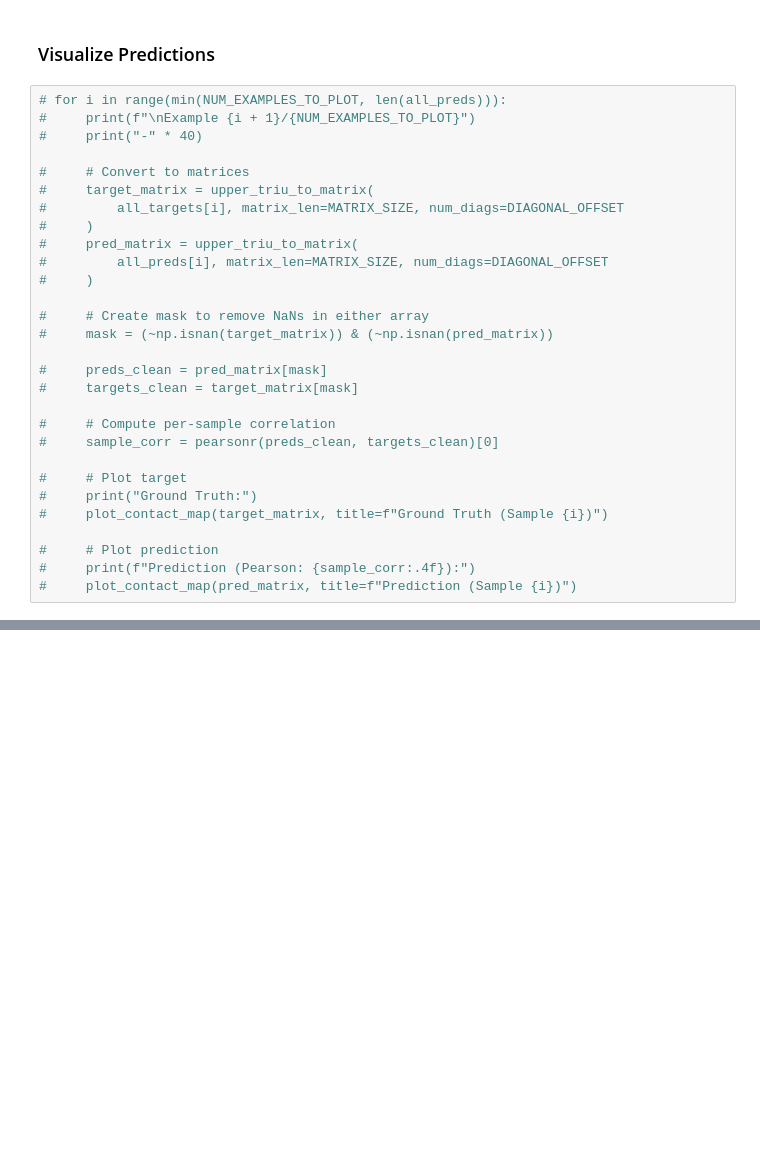
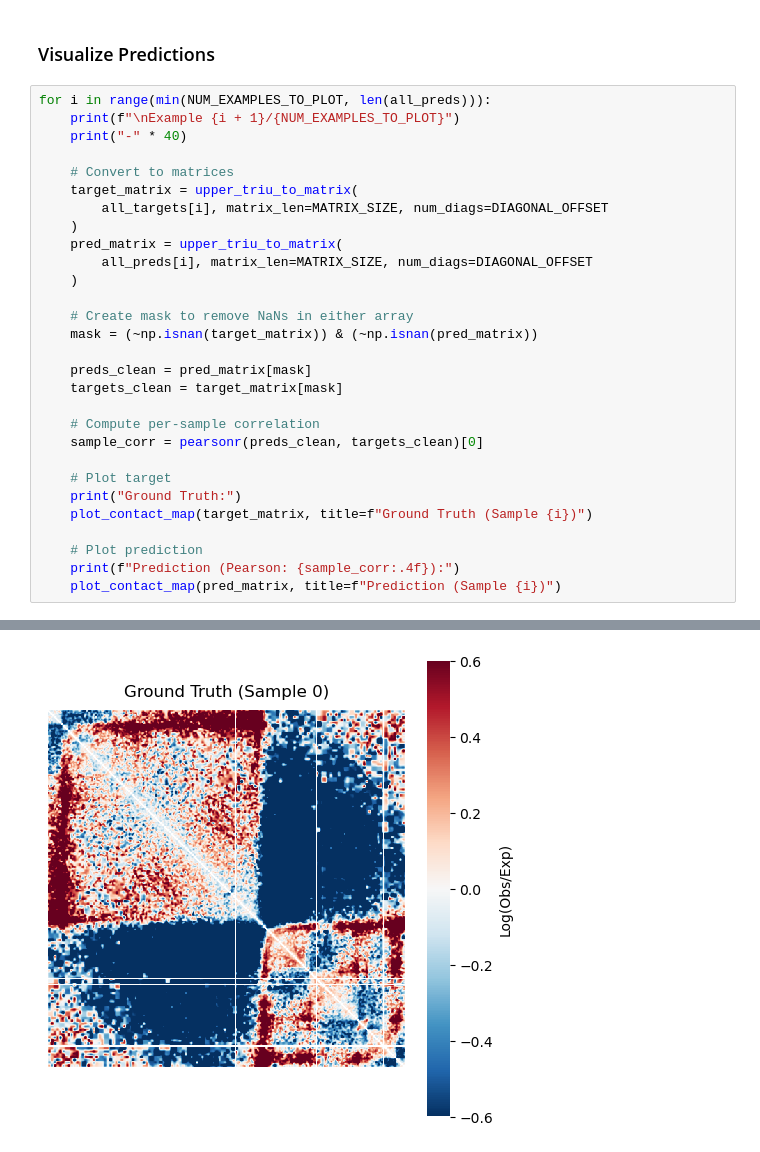
Before and after one commit to PSmaruj/akita_pytorch, a Jupyter notebook: evaluation/evaluate_model_HFF.ipynb, the cells around one changed output, grey strips where cells are left out. Cells and saved outputs as stored; diff of their text form; blank space fills up the shorter version.

```diff
--- a/evaluation/evaluate_model_HFF.ipynb
+++ b/evaluation/evaluate_model_HFF.ipynb
@@ -216,31 +223,32 @@ SCD statistics:
 # %% [markdown]
 ### Visualize Predictions
 # %%
-# for i in range(min(NUM_EXAMPLES_TO_PLOT, len(all_preds))):
-#     print(f"\nExample {i + 1}/{NUM_EXAMPLES_TO_PLOT}")
-#     print("-" * 40)
+for i in range(min(NUM_EXAMPLES_TO_PLOT, len(all_preds))):
+    print(f"\nExample {i + 1}/{NUM_EXAMPLES_TO_PLOT}")
+    print("-" * 40)
 
-#     # Convert to matrices
-#     target_matrix = upper_triu_to_matrix(
-#         all_targets[i], matrix_len=MATRIX_SIZE, num_diags=DIAGONAL_OFFSET
-#     )
-#     pred_matrix = upper_triu_to_matrix(
-#         all_preds[i], matrix_len=MATRIX_SIZE, num_diags=DIAGONAL_OFFSET
-#     )
+    # Convert to matrices
+    target_matrix = upper_triu_to_matrix(
+        all_targets[i], matrix_len=MATRIX_SIZE, num_diags=DIAGONAL_OFFSET
+    )
+    pred_matrix = upper_triu_to_matrix(
+        all_preds[i], matrix_len=MATRIX_SIZE, num_diags=DIAGONAL_OFFSET
+    )
 
-#     # Create mask to remove NaNs in either array
-#     mask = (~np.isnan(target_matrix)) & (~np.isnan(pred_matrix))
+    # Create mask to remove NaNs in either array
+    mask = (~np.isnan(target_matrix)) & (~np.isnan(pred_matrix))
 
-#     preds_clean = pred_matrix[mask]
-#     targets_clean = target_matrix[mask]
+    preds_clean = pred_matrix[mask]
+    targets_clean = target_matrix[mask]
 
-#     # Compute per-sample correlation
-#     sample_corr = pearsonr(preds_clean, targets_clean)[0]
+    # Compute per-sample correlation
+    sample_corr = pearsonr(preds_clean, targets_clean)[0]
 
-#     # Plot target
-#     print("Ground Truth:")
-#     plot_contact_map(target_matrix, title=f"Ground Truth (Sample {i})")
+    # Plot target
+    print("Ground Truth:")
+    plot_contact_map(target_matrix, title=f"Ground Truth (Sample {i})")
 
-#     # Plot prediction
-#     print(f"Prediction (Pearson: {sample_corr:.4f}):")
-#     plot_contact_map(pred_matrix, title=f"Prediction (Sample {i})")
+    # Plot prediction
+    print(f"Prediction (Pearson: {sample_corr:.4f}):")
+    plot_contact_map(pred_matrix, title=f"Prediction (Sample {i})")
+# %% [output]
@@ -246,0 +269 @@ SCD statistics:
+[figure, added]
```
Also changed, not shown: parts of 7 cells of this notebook, 2 other files.
